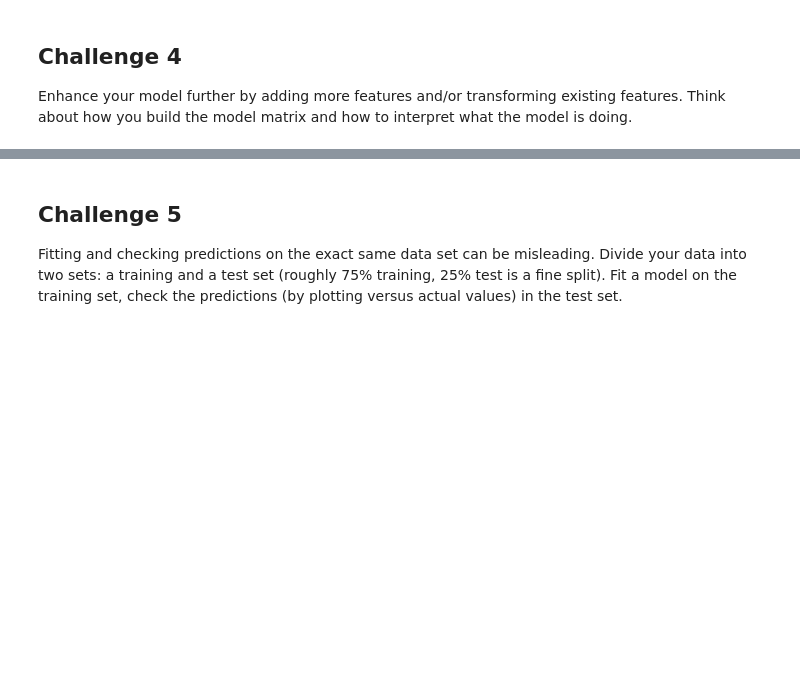
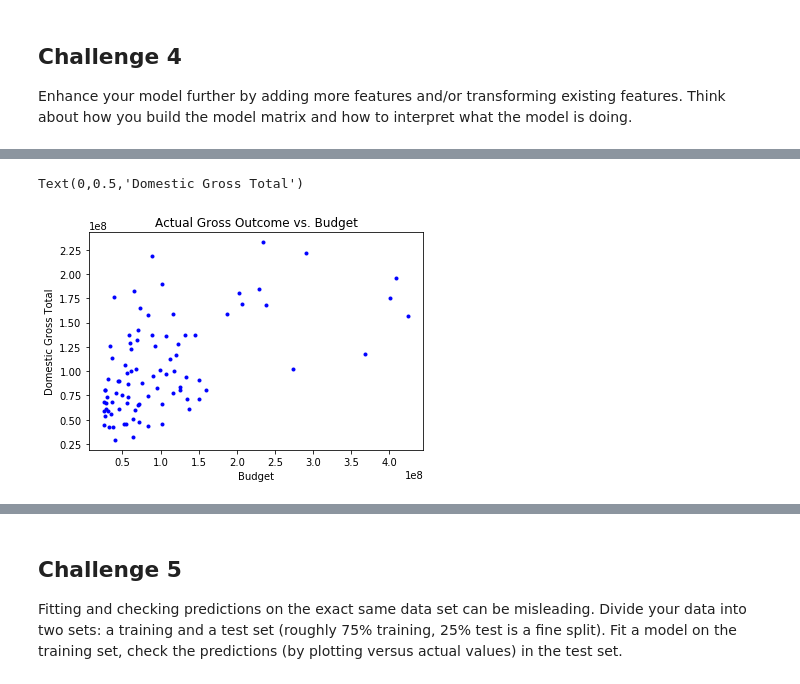
Before and after one commit to kpuryear/Puryear_Metis, a Jupyter notebook: challenges/challenge_5.ipynb, the cells around one changed output, grey strips where cells are left out. Saved outputs shown, nothing was run; the diff lists cells and outputs as text; code cells hidden in the pictures; blank space fills up the shorter version.

```diff
--- a/challenges/challenge_5.ipynb
+++ b/challenges/challenge_5.ipynb
@@ -238,0 +241,5 @@ Enhance your model further by adding more features and/or transforming existing
+# %%
+y4, X4 = patsy.dmatrices('DomesticTotalGross ~ Budget + G + PG + PG13 + R + Runtime', data=df, return_type="dataframe")
+model = sm.OLS(y4, X4, missing='drop')
+fit4 = model.fit()
+fit4.summary()
@@ -238,0 +269,10 @@ Enhance your model further by adding more features and/or transforming existing
+# %%
+y_predicted = fit4.predict(X4)
+
+plt.plot(y4, y_predicted, 'b.')
+plt.title('Actual Gross Outcome vs. Budget')
+plt.xlabel('Budget')
+plt.ylabel('Domestic Gross Total')
+# %% [output]
+Text(0,0.5,'Domestic Gross Total')
+[figure, added]
```
Also changed, not shown: parts of 9 cells of this notebook.
